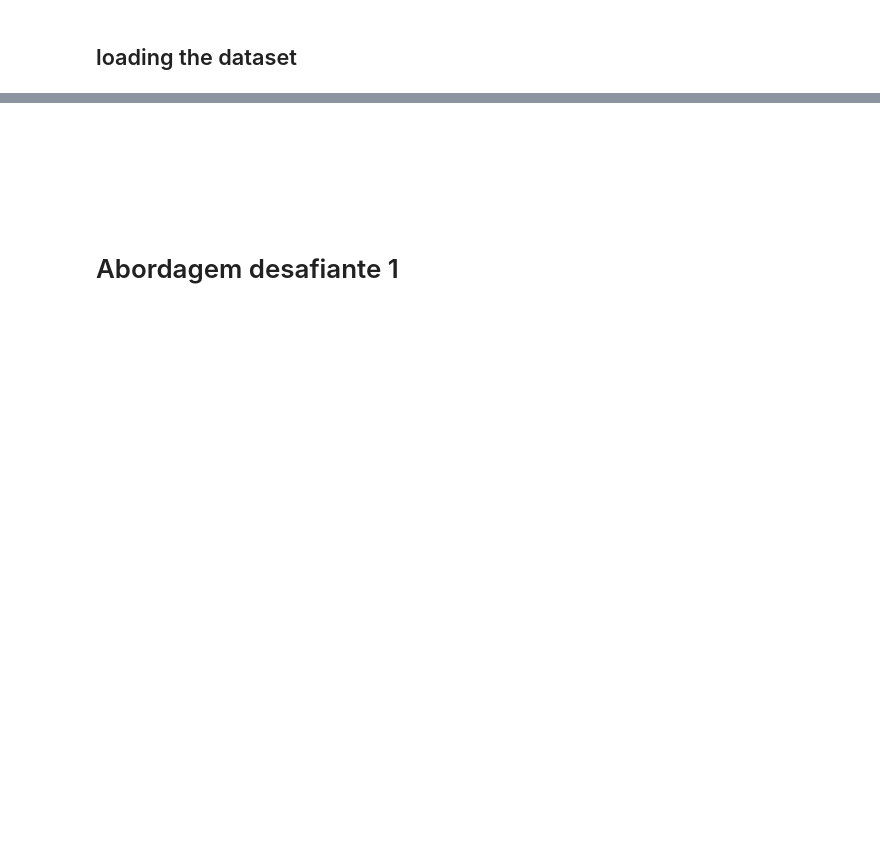
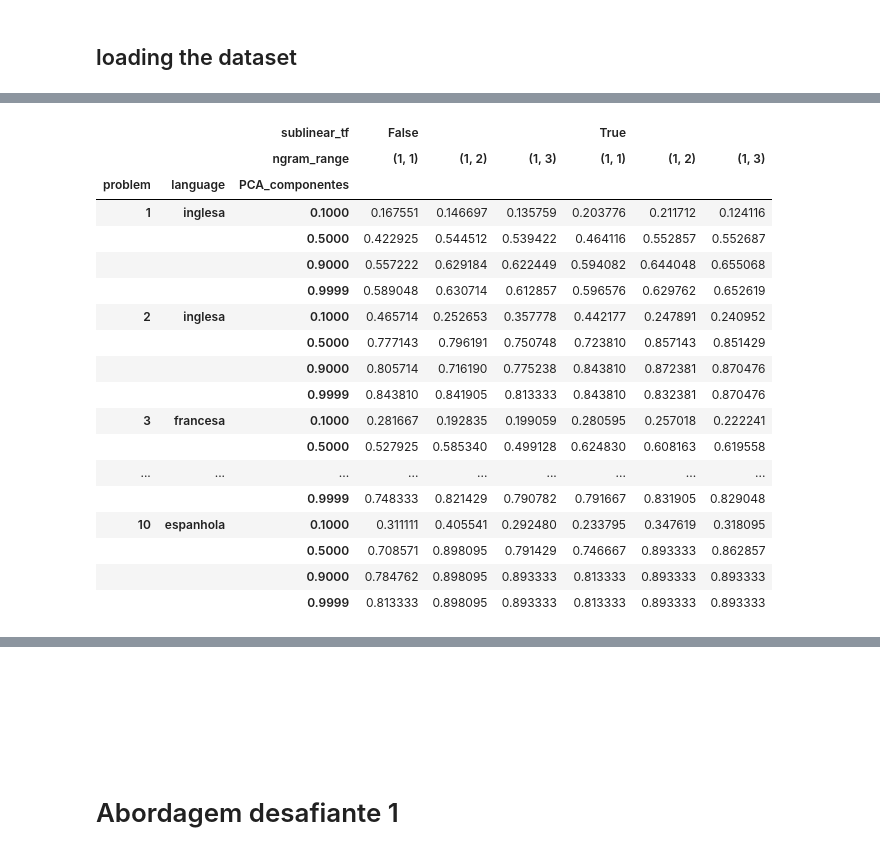
Before and after one commit to jeleandro/dataScienceNotebook, a Jupyter notebook: PAN_AA_2018-word.ipynb, the cells around one changed output, grey strips where cells are left out. Cells and saved outputs as stored; diff of their text form; code cells hidden in the pictures; blank space fills up the shorter version.

```diff
--- a/PAN_AA_2018-word.ipynb
+++ b/PAN_AA_2018-word.ipynb
@@ -441,0 +601,2 @@ pd.DataFrame(result)[['macro-f1']].describe()
+# %%
+dfCV = pd.read_csv('PANAA2018_WORD.csv')
@@ -441,0 +648,26 @@ pd.DataFrame(result)[['macro-f1']].describe()
+# %%
+dfCV.pivot_table(
+            index=['problem','language','PCA_componentes'],
+            columns=['sublinear_tf', 'ngram_range'],
+            values='mean_test_score'
+        )
+# %% [output]
+|  |  | sublinear_tf | False |  |  | True |  |  |
+|  |  | ngram_range | (1, 1) | (1, 2) | (1, 3) | (1, 1) | (1, 2) | (1, 3) |
+| problem | language | PCA_componentes |  |  |  |  |  |  |
+| 1 | inglesa | 0.1000 | 0.167551 | 0.146697 | 0.135759 | 0.203776 | 0.211712 | 0.124116 |
+|  |  | 0.5000 | 0.422925 | 0.544512 | 0.539422 | 0.464116 | 0.552857 | 0.552687 |
+|  |  | 0.9000 | 0.557222 | 0.629184 | 0.622449 | 0.594082 | 0.644048 | 0.655068 |
+|  |  | 0.9999 | 0.589048 | 0.630714 | 0.612857 | 0.596576 | 0.629762 | 0.652619 |
+| 2 | inglesa | 0.1000 | 0.465714 | 0.252653 | 0.357778 | 0.442177 | 0.247891 | 0.240952 |
+|  |  | 0.5000 | 0.777143 | 0.796191 | 0.750748 | 0.723810 | 0.857143 | 0.851429 |
+|  |  | 0.9000 | 0.805714 | 0.716190 | 0.775238 | 0.843810 | 0.872381 | 0.870476 |
+|  |  | 0.9999 | 0.843810 | 0.841905 | 0.813333 | 0.843810 | 0.832381 | 0.870476 |
+| 3 | francesa | 0.1000 | 0.281667 | 0.192835 | 0.199059 | 0.280595 | 0.257018 | 0.222241 |
+|  |  | 0.5000 | 0.527925 | 0.585340 | 0.499128 | 0.624830 | 0.608163 | 0.619558 |
+| ... | ... | ... | ... | ... | ... | ... | ... | ... |
+|  |  | 0.9999 | 0.748333 | 0.821429 | 0.790782 | 0.791667 | 0.831905 | 0.829048 |
+| 10 | espanhola | 0.1000 | 0.311111 | 0.405541 | 0.292480 | 0.233795 | 0.347619 | 0.318095 |
+|  |  | 0.5000 | 0.708571 | 0.898095 | 0.791429 | 0.746667 | 0.893333 | 0.862857 |
+|  |  | 0.9000 | 0.784762 | 0.898095 | 0.893333 | 0.813333 | 0.893333 | 0.893333 |
+|  |  | 0.9999 | 0.813333 | 0.898095 | 0.893333 | 0.813333 | 0.893333 | 0.893333 |
```
Also changed, not shown: parts of 33 cells of this notebook, 13 other files.
